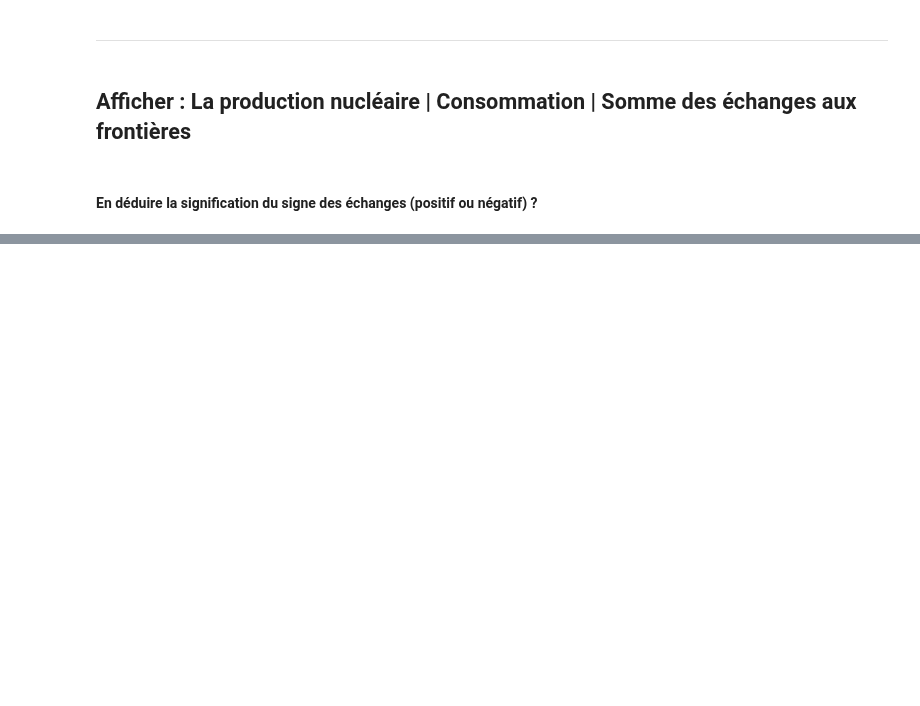
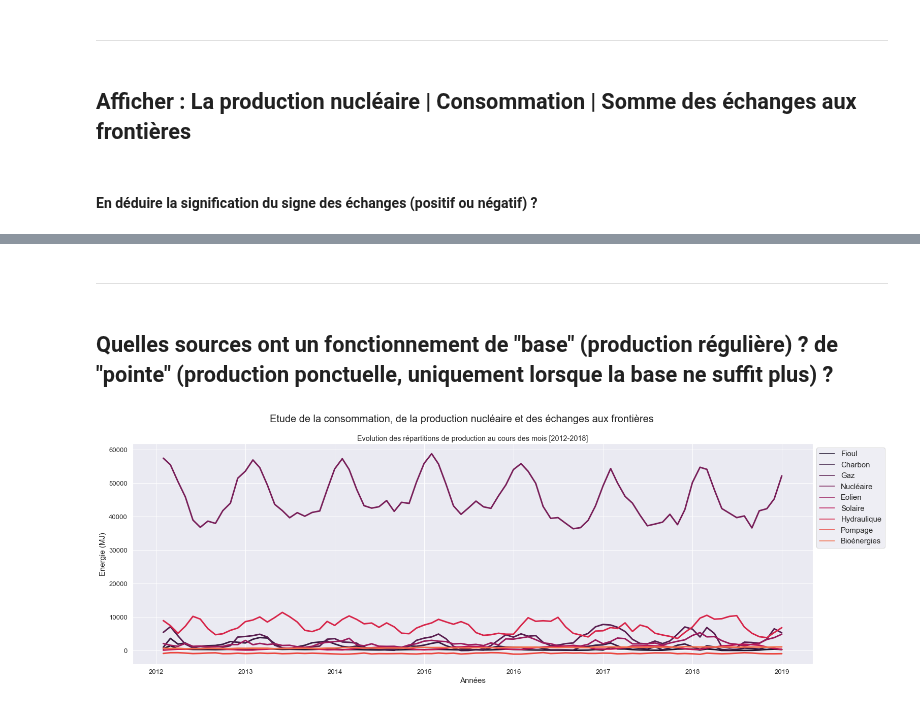
Before and after one commit to ManuLabricole/CDN-Statistique, a Jupyter notebook: Notebooks/Energy_Study.ipynb, the cells around one changed output, grey strips where cells are left out. Saved outputs shown, nothing was run; the diff lists cells and outputs as text; code cells hidden in the pictures; blank space fills up the shorter version.

```diff
--- a/Notebooks/Energy_Study.ipynb
+++ b/Notebooks/Energy_Study.ipynb
@@ -433,0 +502,4 @@ plt.show()
+# %% [markdown]
+------
+# %% [markdown]
+## Quelles sources ont un fonctionnement de "base" (production régulière) ? de "pointe" (production ponctuelle, uniquement lorsque la base ne suffit plus) ?
@@ -433,0 +511,24 @@ plt.show()
+# %%
+df_fonction = df_national[source].dropna(axis=0).resample("M").mean()
+data = df_fonction
+fig, ax = plt.subplots(figsize=(24, 8))
+fig.suptitle("Etude de la consommation, de la production nucléaire et des échanges aux frontières", fontsize=20)
+
+
+sns.lineplot(
+    data=data,
+    ax=ax,
+    palette=colors[0:len(data.columns)],
+    dashes=False,
+    linewidth=3
+
+)
+ax.set_xlabel('Années', fontsize=15)
+ax.set_ylabel('Energie (MJ)', fontsize=15)
+ax.set_title('Evolution des répartitions de production au cours des mois [2012-2018]')
+
+# Handle y legend
+ax.legend(bbox_to_anchor=(1, 1), loc=2, borderaxespad=0.5, fontsize=15)
+plt.show()
+# %% [output]
+[figure, added]
```
Also changed, not shown: parts of 17 cells of this notebook.
